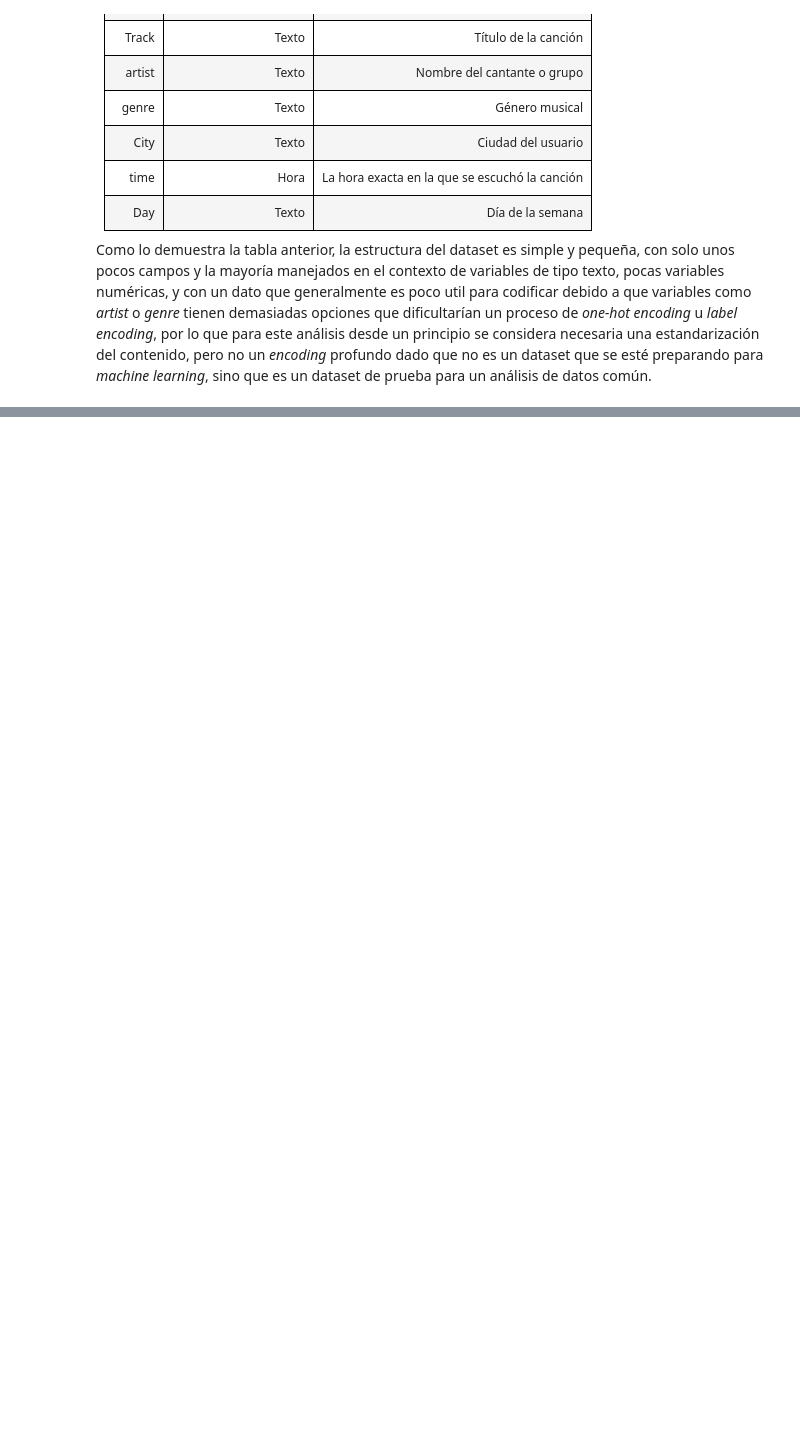
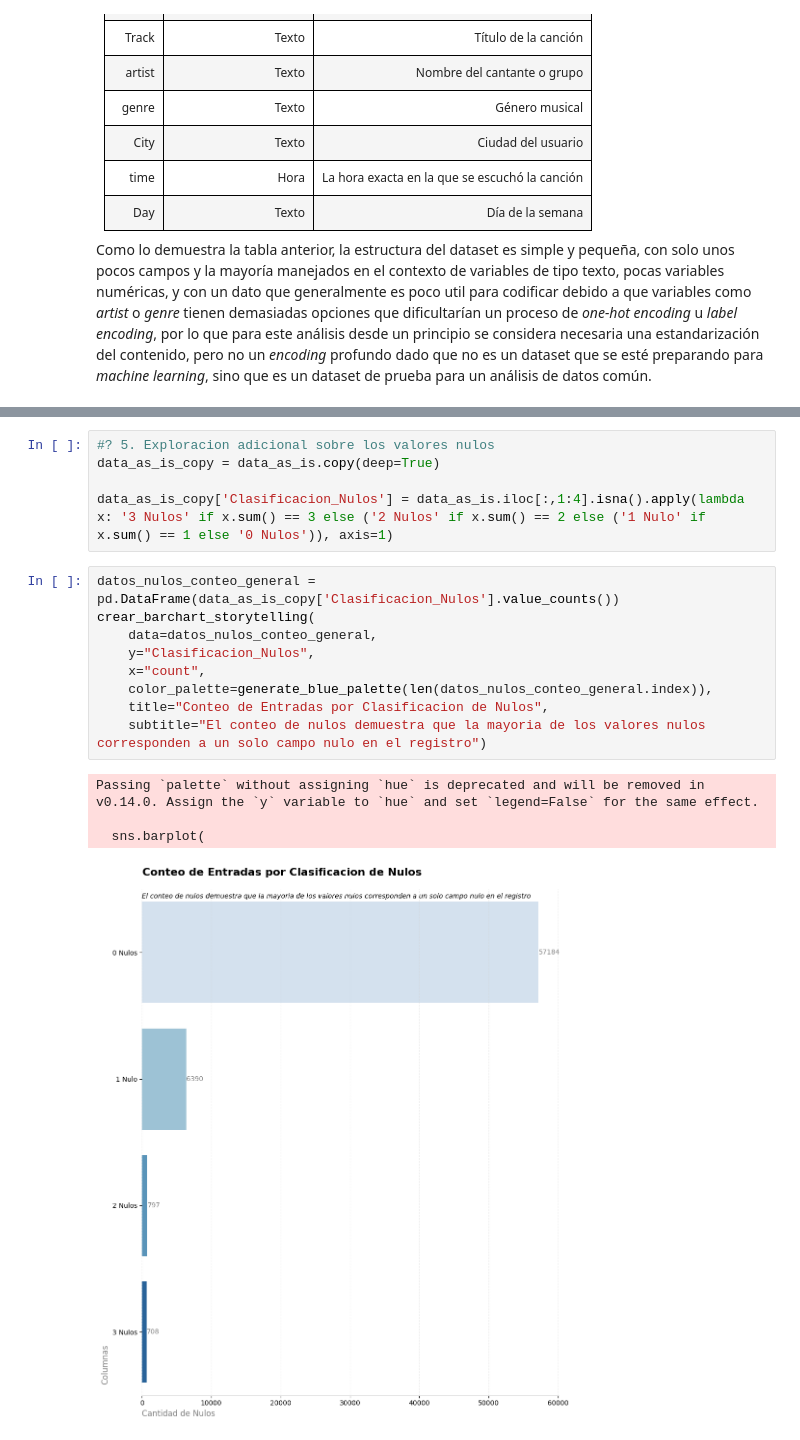
Before and after one commit to Volv1t3/MidtermDataAnalysisProject, a Jupyter notebook: src/python/notebooks/Proyecto_Medio_Semestre_ Arellano.ipynb, the cells around one changed output, grey strips where cells are left out. Cells and saved outputs as stored; diff of their text form; blank space fills up the shorter version.

```diff
--- a/src/python/notebooks/Proyecto_Medio_Semestre_ Arellano.ipynb
+++ b/src/python/notebooks/Proyecto_Medio_Semestre_ Arellano.ipynb
@@ -144,0 +297,19 @@ Para el manejo del dataset en el programa, y evitar la necesidad del uso de form
+# %%
+#? 5. Exploracion adicional sobre los valores nulos
+data_as_is_copy = data_as_is.copy(deep=True)
+
+data_as_is_copy['Clasificacion_Nulos'] = data_as_is.iloc[:,1:4].isna().apply(lambda x: '3 Nulos' if x.sum() == 3 else ('2 Nulos' if x.sum() == 2 else ('1 Nulo' if x.sum() == 1 else '0 Nulos')), axis=1)
+# %%
+datos_nulos_conteo_general = pd.DataFrame(data_as_is_copy['Clasificacion_Nulos'].value_counts())
+crear_barchart_storytelling(
+    data=datos_nulos_conteo_general,
+    y="Clasificacion_Nulos",
+    x="count",
+    color_palette=generate_blue_palette(len(datos_nulos_conteo_general.index)),
+    title="Conteo de Entradas por Clasificacion de Nulos",
+    subtitle="El conteo de nulos demuestra que la mayoria de los valores nulos corresponden a un solo campo nulo en el registro")
+# %% [output]
+Passing `palette` without assigning `hue` is deprecated and will be removed in v0.14.0. Assign the `y` variable to `hue` and set `legend=False` for the same effect.
+
+  sns.barplot(
+[figure, added]
```
Also changed, not shown: parts of 90 cells of this notebook, 1 other file.
